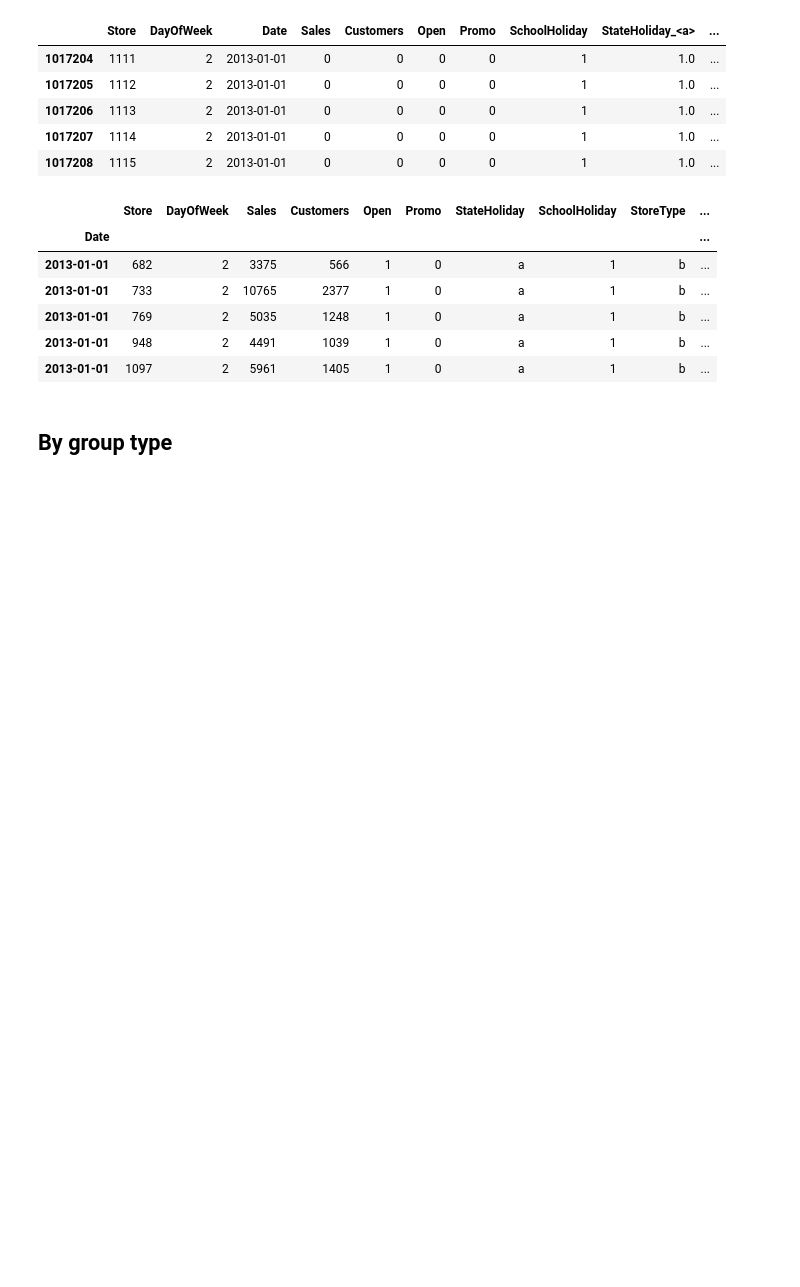
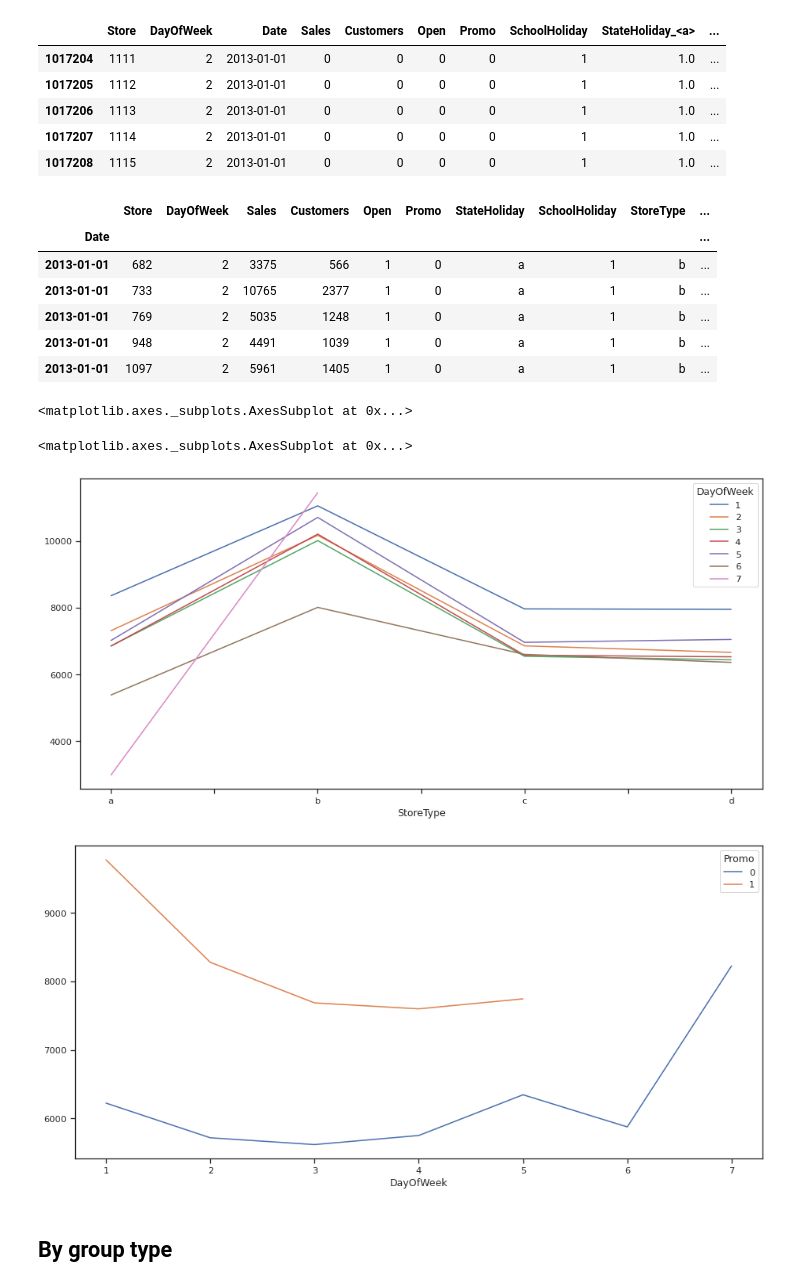
Before and after one commit to Dark2003fire/ML-Business-Case-Project, a Jupyter notebook: notebooks/Statistical_Analysis.ipynb, the cells around one changed output. Drawn from its saved outputs; the diff is of its cells as text; code cells hidden in the pictures; blank space fills up the shorter version.

```diff
--- a/notebooks/Statistical_Analysis.ipynb
+++ b/notebooks/Statistical_Analysis.ipynb
@@ -379,6 +379,22 @@ df_b = df[df['StoreType']=='b'].resample('D').median()
 df_c = df[df['StoreType']=='c'].resample('D').median()
 df_d = df[df['StoreType']=='d'].resample('D').median()
 df_type = [df_a,df_b,df_c,df_d]
+# %%
+gb_stores = df[df['Open']==1.0].groupby("StoreType").Sales.mean()
+gb_customers = df[df['Open']==1.0].groupby("StoreType").Customers.mean()
+
+gb_stores_day = df[df['Open']==1.0].groupby(["StoreType","DayOfWeek"]).Sales.mean()
+fig, ax = plt.subplots(figsize=(15,7))
+gb_stores_day.unstack().plot(ax=ax)
+
+gb_stores_day = df[df['Open']==1.0].groupby(["DayOfWeek","Promo"]).Sales.mean()
+fig, ax = plt.subplots(figsize=(15,7))
+gb_stores_day.unstack().plot(ax=ax)
+# %% [output]
+<matplotlib.axes._subplots.AxesSubplot at 0x...>
+<matplotlib.axes._subplots.AxesSubplot at 0x...>
+[figure, added]
+[figure, added]
 # %% [markdown]
 ## By group type
 # %% [markdown]
```
Also changed, not shown: parts of 3 cells of this notebook.
